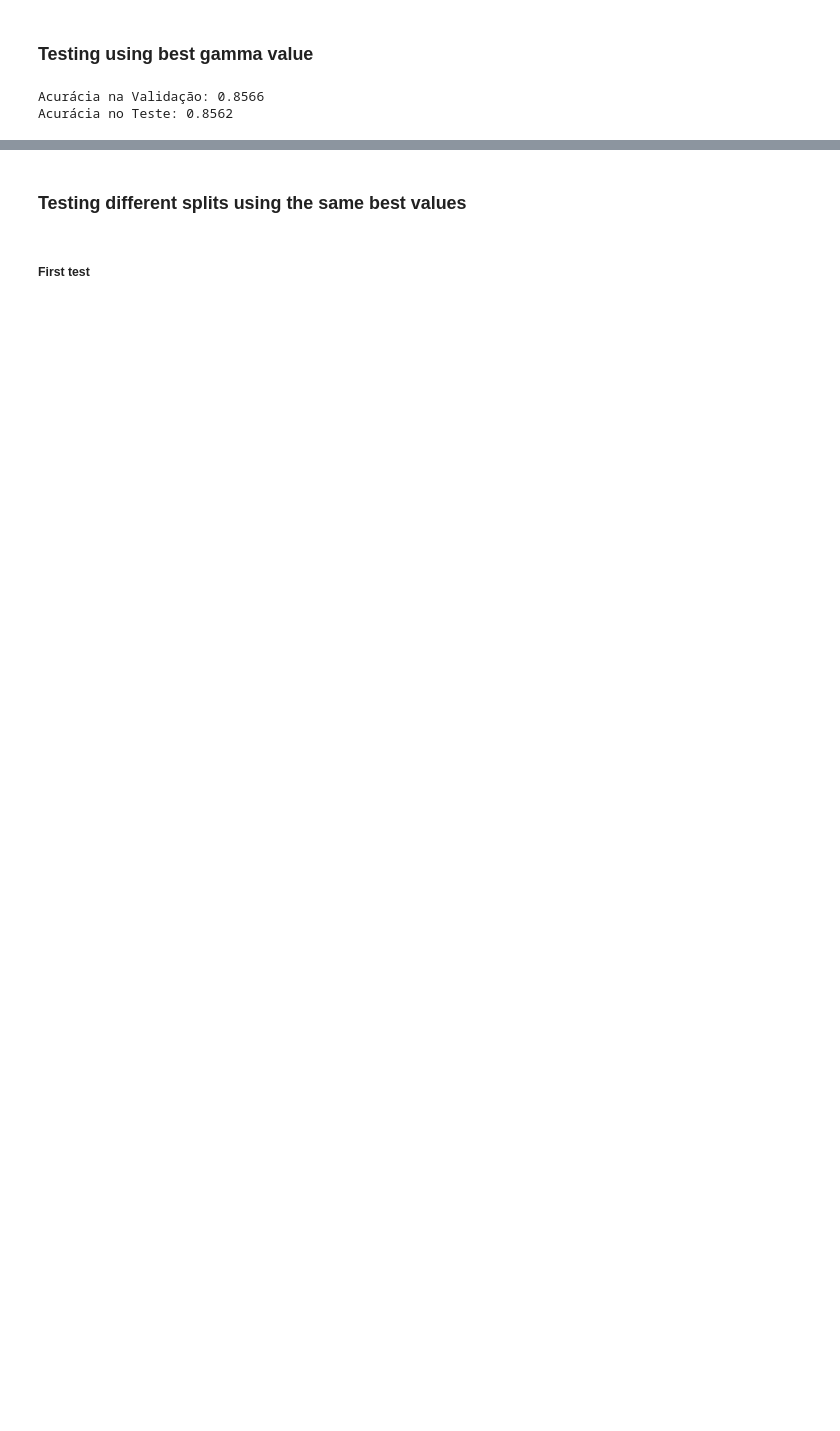
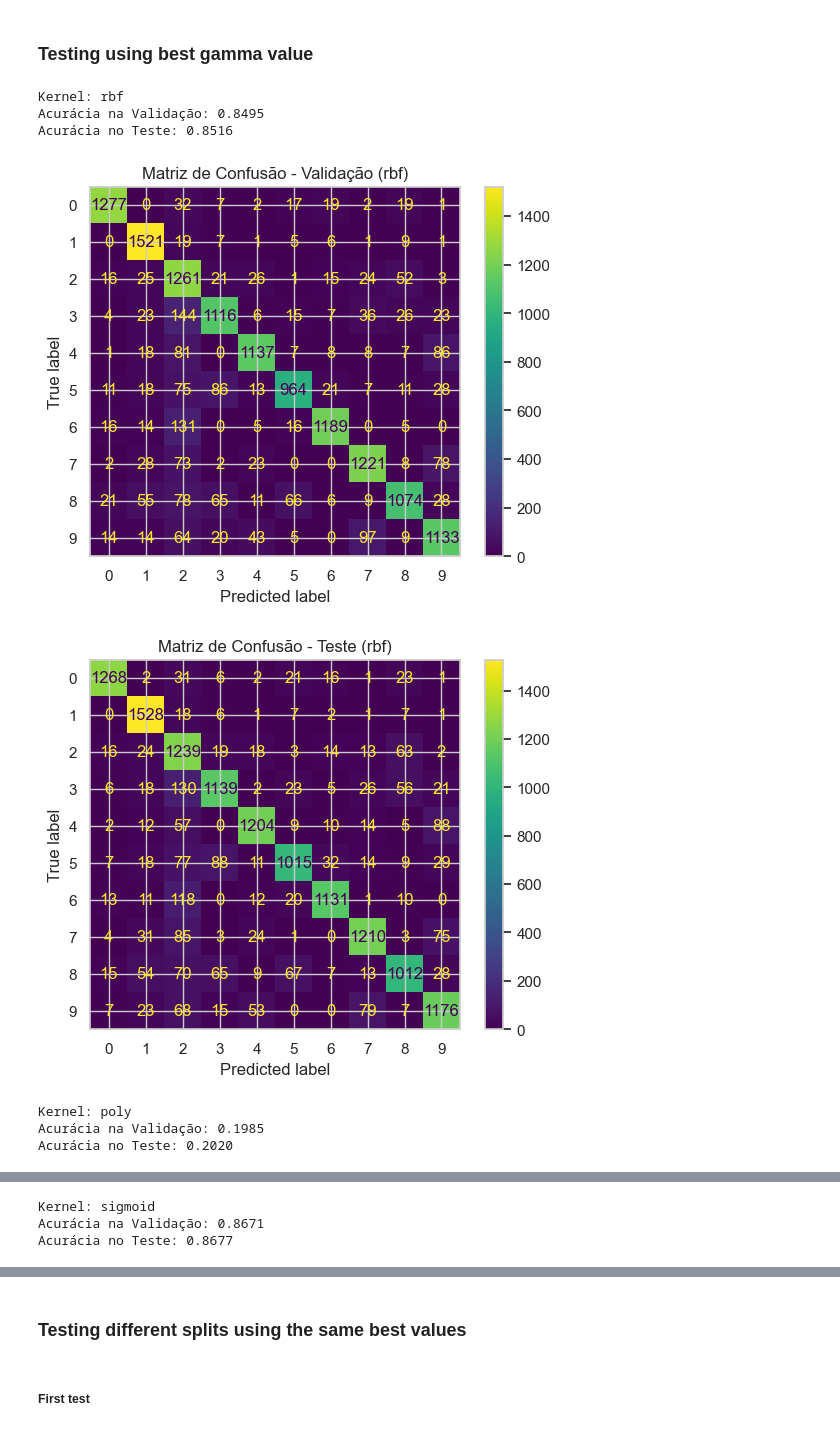
Before and after one commit to Gabp0/computer-vision, a Jupyter notebook: AT4/mnist-classification-with-svm.ipynb, the cells around one changed output, grey strips where cells are left out. Drawn from its saved outputs; the diff is of its cells as text; code cells hidden in the pictures; blank space fills up the shorter version.

```diff
--- a/AT4/mnist-classification-with-svm.ipynb
+++ b/AT4/mnist-classification-with-svm.ipynb
@@ -236,17 +259,49 @@ plt.show()
 # %% [markdown]
 ### Testing using best gamma value
 # %%
-model_final = SVC(C=best_c, kernel='rbf', gamma=best_gamma)
-model_final.fit(train_images_scaled, train_labels)
+kernels = ['rbf', 'poly', 'sigmoid']
+results = {}
 
-val_preds = model_final.predict(val_images_scaled)
-val_acc = accuracy_score(val_labels, val_preds)
-print(f"Acurácia na Validação: {val_acc:.4f}")
+for kernel in kernels:
+    model = SVC(C=best_c, kernel=kernel, gamma=best_gamma)
+    model.fit(train_images_scaled, train_labels)
 
-test_images_scaled = scaler_svm.transform(test_imgs.reshape((-1, 28*28)))
-test_preds = model_final.predict(test_images_scaled)
-test_acc = accuracy_score(test_labels, test_preds)
-print(f"Acurácia no Teste: {test_acc:.4f}")
+    val_preds = model.predict(val_images_scaled)
+    val_acc = accuracy_score(val_labels, val_preds)
+
+    test_images_scaled = scaler_svm.transform(test_imgs.reshape((-1, 28*28)))
+    test_preds = model.predict(test_images_scaled)
+    test_acc = accuracy_score(test_labels, test_preds)
+
+    results[kernel] = {
+        'val_acc': val_acc,
+        'test_acc': test_acc,
+        'val_preds': val_preds,
+        'test_preds': test_preds
+    }
+
+    print(f"Kernel: {kernel}")
+    print(f"Acurácia na Validação: {val_acc:.4f}")
+    print(f"Acurácia no Teste: {test_acc:.4f}")
+    print()
+
+    cm_val = confusion_matrix(val_labels, val_preds)
+    disp_val = ConfusionMatrixDisplay(confusion_matrix=cm_val)
+    disp_val.plot()
+    plt.title(f"Matriz de Confusão - Validação ({kernel})")
+    plt.show()
+
+    cm_test = confusion_matrix(test_labels, test_preds)
+    disp_test = ConfusionMatrixDisplay(confusion_matrix=cm_test)
+    disp_test.plot()
+    plt.title(f"Matriz de Confusão - Teste ({kernel})")
+    plt.show()
 # %% [output]
-Acurácia na Validação: 0.8566
-Acurácia no Teste: 0.8562
+Kernel: rbf
+Acurácia na Validação: 0.8495
+Acurácia no Teste: 0.8516
+[figure, added]
+[figure, added]
+Kernel: poly
+Acurácia na Validação: 0.1985
+Acurácia no Teste: 0.2020
@@ -252,0 +310,3 @@ Acurácia no Teste: 0.8562
+Kernel: sigmoid
+Acurácia na Validação: 0.8671
+Acurácia no Teste: 0.8677
```
Also changed, not shown: parts of 18 cells of this notebook.
